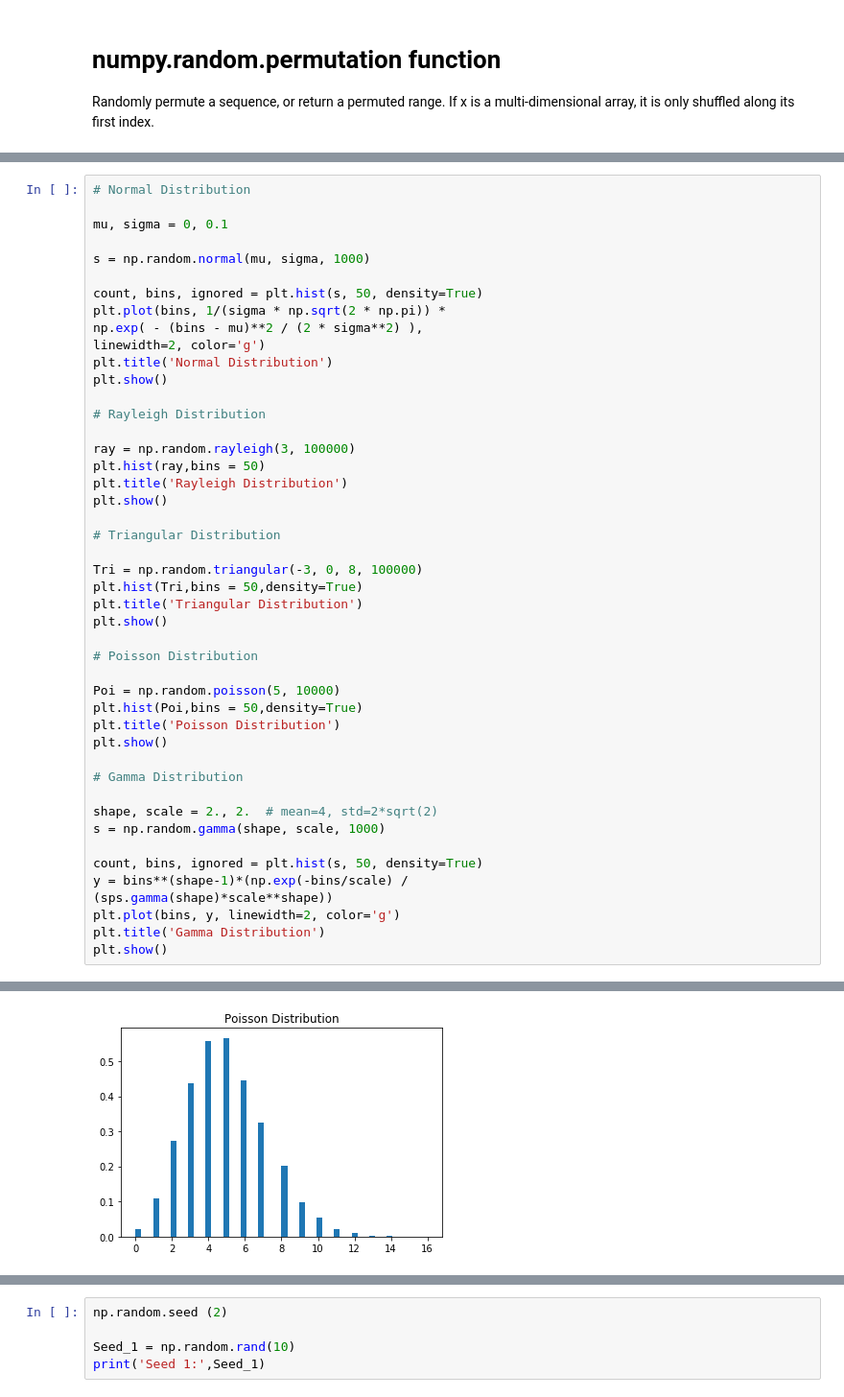
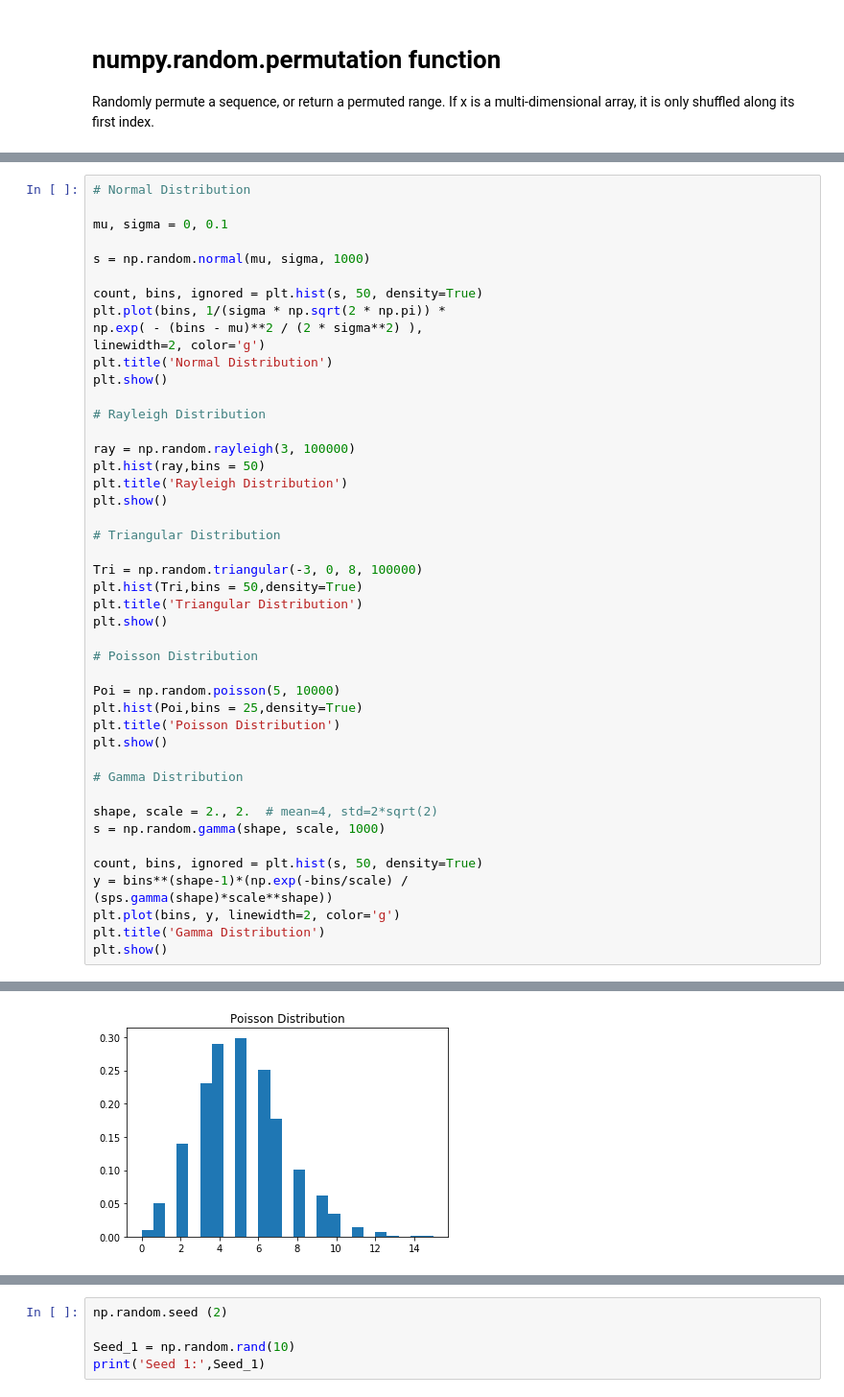
Before and after one commit to rossdavidhunter/Numpy-Random-Assignment, a Jupyter notebook: Numpy_Random.ipynb, the cells around one changed output, grey strips where cells are left out. Shown: that part at 96% size. Saved outputs shown, nothing was run; the diff lists cells and outputs as text.

```diff
--- a/Numpy_Random.ipynb
+++ b/Numpy_Random.ipynb
@@ -330,7 +349,7 @@ plt.show()
 # Poisson Distribution
 
 Poi = np.random.poisson(5, 10000)
-plt.hist(Poi,bins = 50,density=True)
+plt.hist(Poi,bins = 25,density=True)
 plt.title('Poisson Distribution')
 plt.show()
 
@@ -352 +371 @@ plt.show()
-[figure, old version]
+[figure, new version]
```
Also changed, not shown: parts of 19 cells of this notebook, 4 other files.
